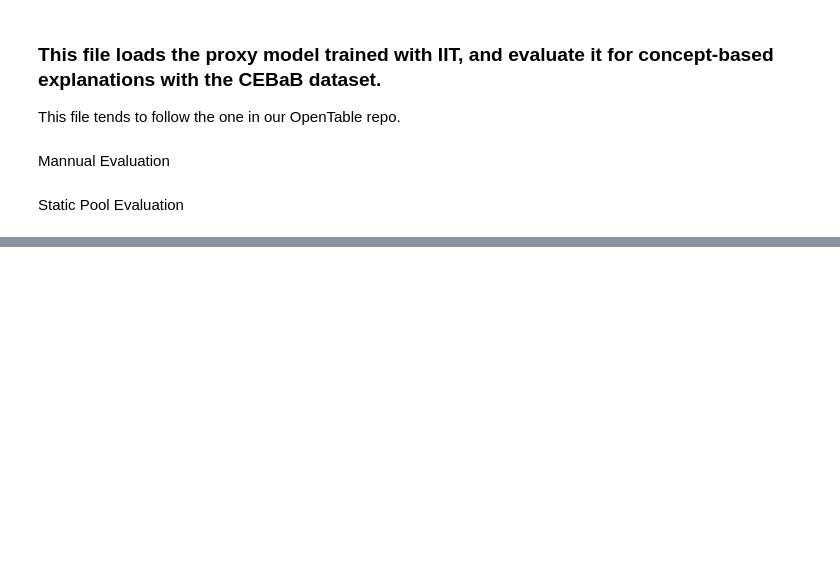
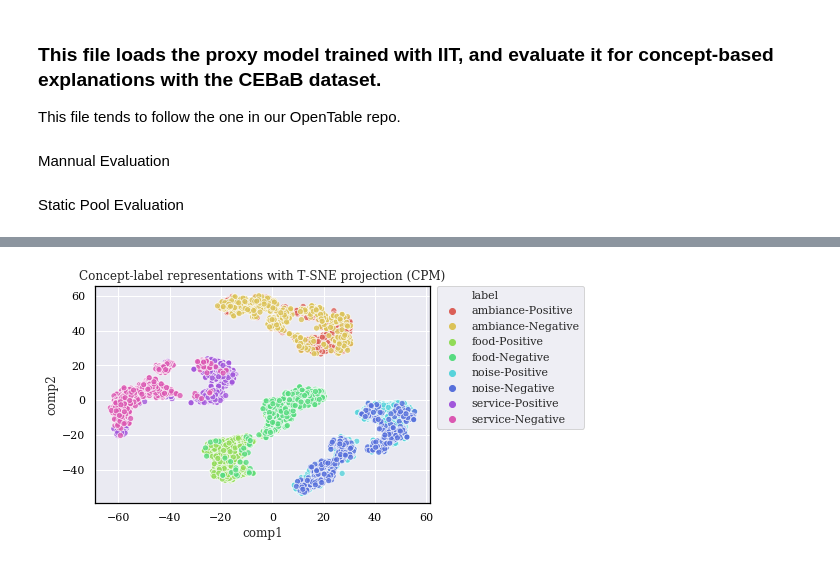
Before and after one commit to frankaging/Causal-Proxy-Model, a Jupyter notebook: Proxy_evaluation.ipynb, the cells around one changed output, grey strips where cells are left out. Drawn from its saved outputs; the diff is of its cells as text; code cells hidden in the pictures; blank space fills up the shorter version.

Commit message:
static repr analyses

```diff
--- a/Proxy_evaluation.ipynb
+++ b/Proxy_evaluation.ipynb
@@ -553,0 +894,23 @@ Static Pool Evaluation
+# %%
+explanator.clean()
+explanator.fit(
+    train_dataset,
+    None, None, None,
+    reduce=False, control=False,
+)
+
+cluster_labels = []
+cluster_hidden_reprs = []
+example_limit = 600
+for concept in ["ambiance", "food", "noise", "service"]:
+    for concept_label in ["Positive", "Negative", ]:
+        hidden_repr_static_pool = explanator.hidden_repr_static_pool[(concept, concept_label)]
+        hidden_repr_static_pool = hidden_repr_static_pool[torch.randperm(hidden_repr_static_pool.size()[0])]
+        hidden_repr = hidden_repr_static_pool[:example_limit]
+        cluster_labels.extend([f"{concept}-{concept_label}" for _ in range(hidden_repr.shape[0])])
+        cluster_hidden_reprs += [hidden_repr]
+cluster_hidden_reprs = torch.concat(cluster_hidden_reprs, dim=0)
+tsne = TSNE(n_components=2, verbose=1, perplexity=50, n_iter=1000, learning_rate=200)
+tsne_results = tsne.fit_transform(cluster_hidden_reprs)
+df_tsne = pd.DataFrame(tsne_results, columns=['comp1', 'comp2'])
+df_tsne['label'] = cluster_labels
@@ -553,0 +929,18 @@ Static Pool Evaluation
+# %%
+plt.rcParams["font.family"] = "DejaVu Serif"
+font = {'family' : 'DejaVu Serif',
+        'size'   : 12}
+plt.rc('font', **font)
+
+with plt.rc_context({
+    'axes.edgecolor':'black', 'xtick.color':'black',
+    'ytick.color':'black', 'figure.facecolor':'white'
+}):
+    sns.scatterplot(
+        x="comp1", y="comp2", hue="label",
+        palette=sns.color_palette("hls", 8),
+        data=df_tsne, alpha=0.8
+    ).set(title="Concept-label representations with T-SNE projection (CPM)")
+    plt.legend(bbox_to_anchor=(1.02, 1), loc='upper left', borderaxespad=0)
+# %% [output]
+[figure, added]
```
Also changed, not shown: parts of 13 cells of this notebook, 1 other file.
